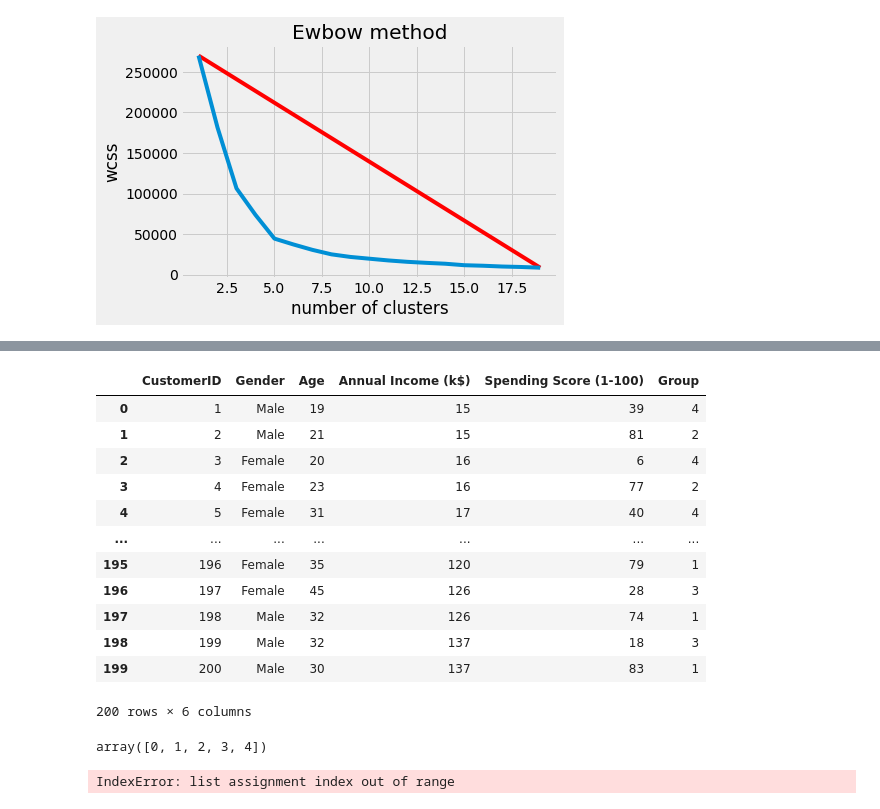
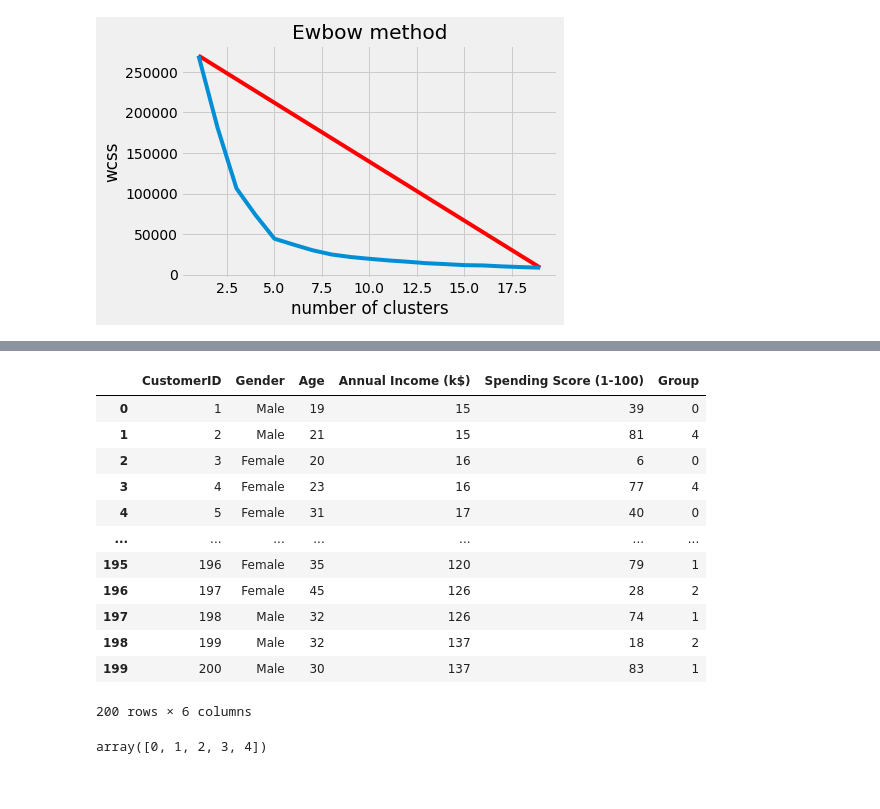
Before and after one commit to GB255/kmeans-mall-customers, a Jupyter notebook: kmean_mall_customers.ipynb, the cells around one changed output, grey strips where cells are left out. Saved outputs shown, nothing was run; the diff lists cells and outputs as text; code cells hidden in the pictures.

```diff
--- a/kmean_mall_customers.ipynb
+++ b/kmean_mall_customers.ipynb
@@ -92,18 +92,19 @@ plt.show()
 # %%
 base_vendas['Group'] = pd.Series(pred_y, index=base_vendas.index)
+base_vendas.to_csv('base_vendas_agrupado.csv')
 base_vendas
 # %% [output]
 |  | CustomerID | Gender | Age | Annual Income (k$) | Spending Score (1-100) | Group |
-| 0 | 1 | Male | 19 | 15 | 39 | 4 |
-| 1 | 2 | Male | 21 | 15 | 81 | 2 |
-| 2 | 3 | Female | 20 | 16 | 6 | 4 |
-| 3 | 4 | Female | 23 | 16 | 77 | 2 |
-| 4 | 5 | Female | 31 | 17 | 40 | 4 |
+| 0 | 1 | Male | 19 | 15 | 39 | 0 |
+| 1 | 2 | Male | 21 | 15 | 81 | 4 |
+| 2 | 3 | Female | 20 | 16 | 6 | 0 |
+| 3 | 4 | Female | 23 | 16 | 77 | 4 |
+| 4 | 5 | Female | 31 | 17 | 40 | 0 |
 | ... | ... | ... | ... | ... | ... | ... |
 | 195 | 196 | Female | 35 | 120 | 79 | 1 |
-| 196 | 197 | Female | 45 | 126 | 28 | 3 |
+| 196 | 197 | Female | 45 | 126 | 28 | 2 |
 | 197 | 198 | Male | 32 | 126 | 74 | 1 |
-| 198 | 199 | Male | 32 | 137 | 18 | 3 |
+| 198 | 199 | Male | 32 | 137 | 18 | 2 |
 | 199 | 200 | Male | 30 | 137 | 83 | 1 |
 200 rows × 6 columns
 # %%
@@ -114,7 +115,8 @@ grupos
 array([0, 1, 2, 3, 4])
 # %%
 newdf = []
+profiles = []
 for i in grupos:
-    newdf[i] = base_vendas[base_vendas.Group == i]
+    newdf.append(base_vendas[base_vendas.Group == i])
+    profiles.append(ProfileReport(newdf[i], title = 'Report', html={'style':{'full_width':True}}))
+    profiles[i].to_file(output_file='kmeans'+str(i)+'.html')
-# %% [output]
-IndexError: list assignment index out of range
```
Also changed, not shown: parts of 3 cells of this notebook, 7 other files.
